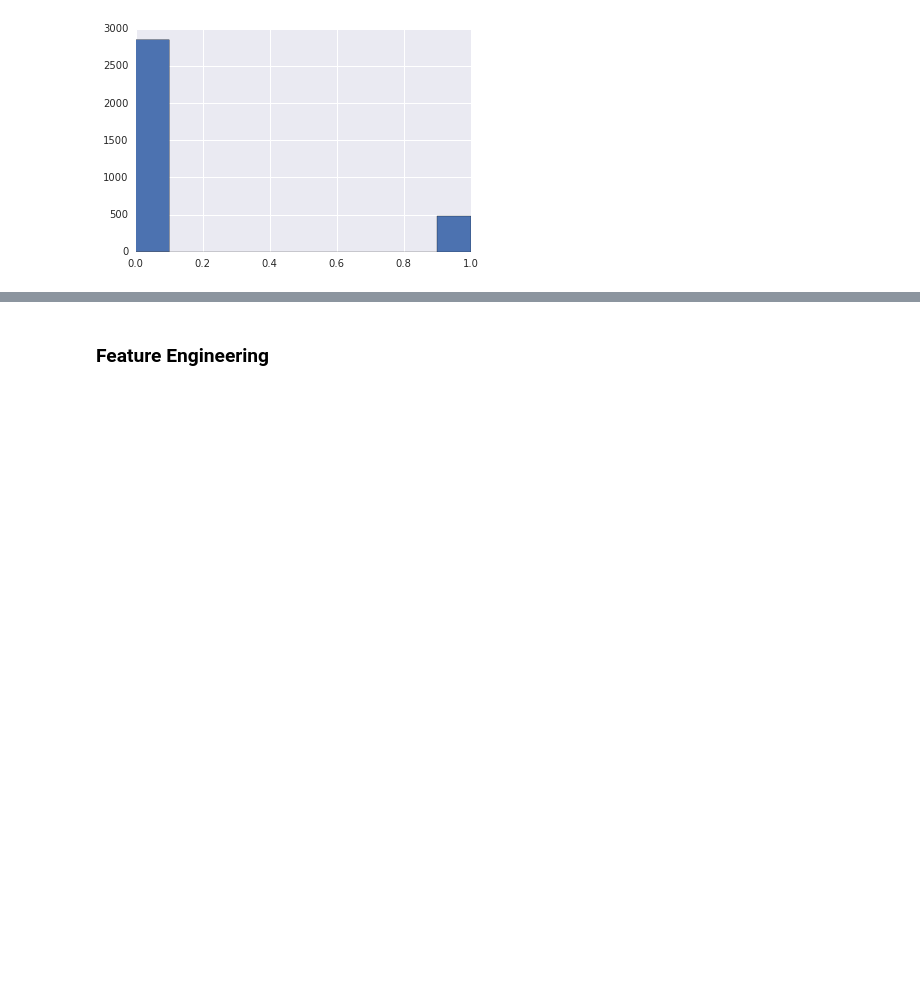
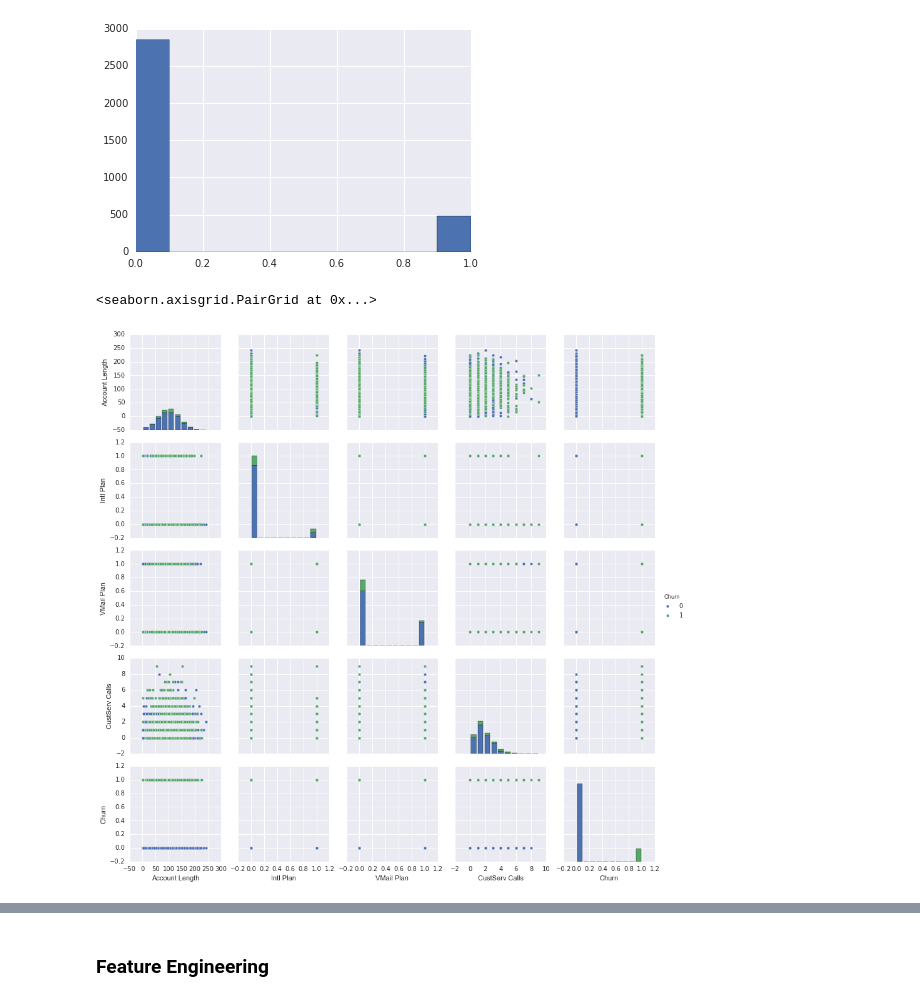
Before and after one commit to dougkelly/DK_ChurnModel, a Jupyter notebook: DK_ChurnModel.ipynb, the cells around one changed output, grey strips where cells are left out. Drawn from its saved outputs; the diff is of its cells as text; code cells hidden in the pictures; blank space fills up the shorter version.

Commit message:
Churn Model Work

```diff
--- a/DK_ChurnModel.ipynb
+++ b/DK_ChurnModel.ipynb
@@ -70,3 +70,5 @@ churn.Churn.hist()
 # %% [output]
 <matplotlib.axes._subplots.AxesSubplot at 0x...>
 [figure]
+# %%
+churn_subset1 = churn[['Account Length', 'Intl Plan', 'VMail Plan', 'CustServ Calls', 'Churn']]
@@ -72,0 +79,5 @@ churn.Churn.hist()
+# %%
+sns.pairplot(churn_subset1, hue='Churn')
+# %% [output]
+<seaborn.axisgrid.PairGrid at 0x...>
+[figure, added]
```
Also changed, not shown: parts of 4 cells of this notebook.
